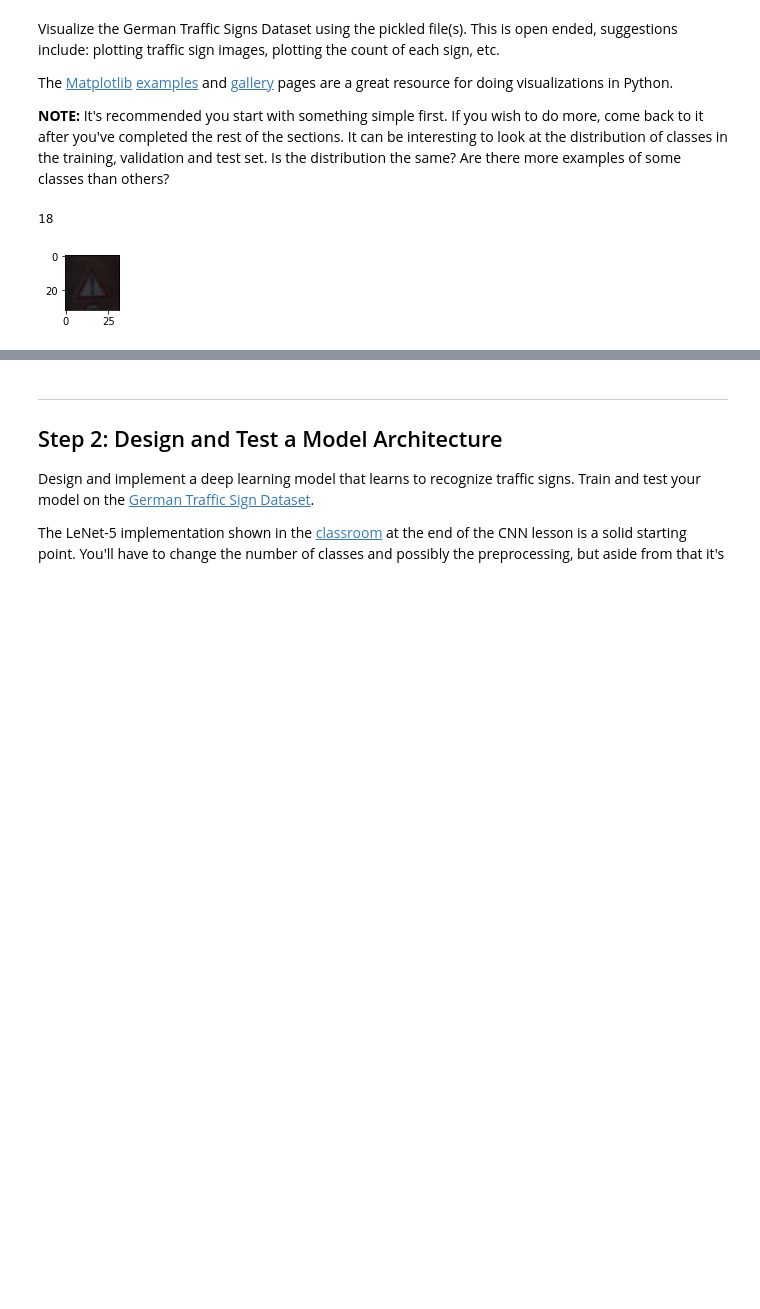
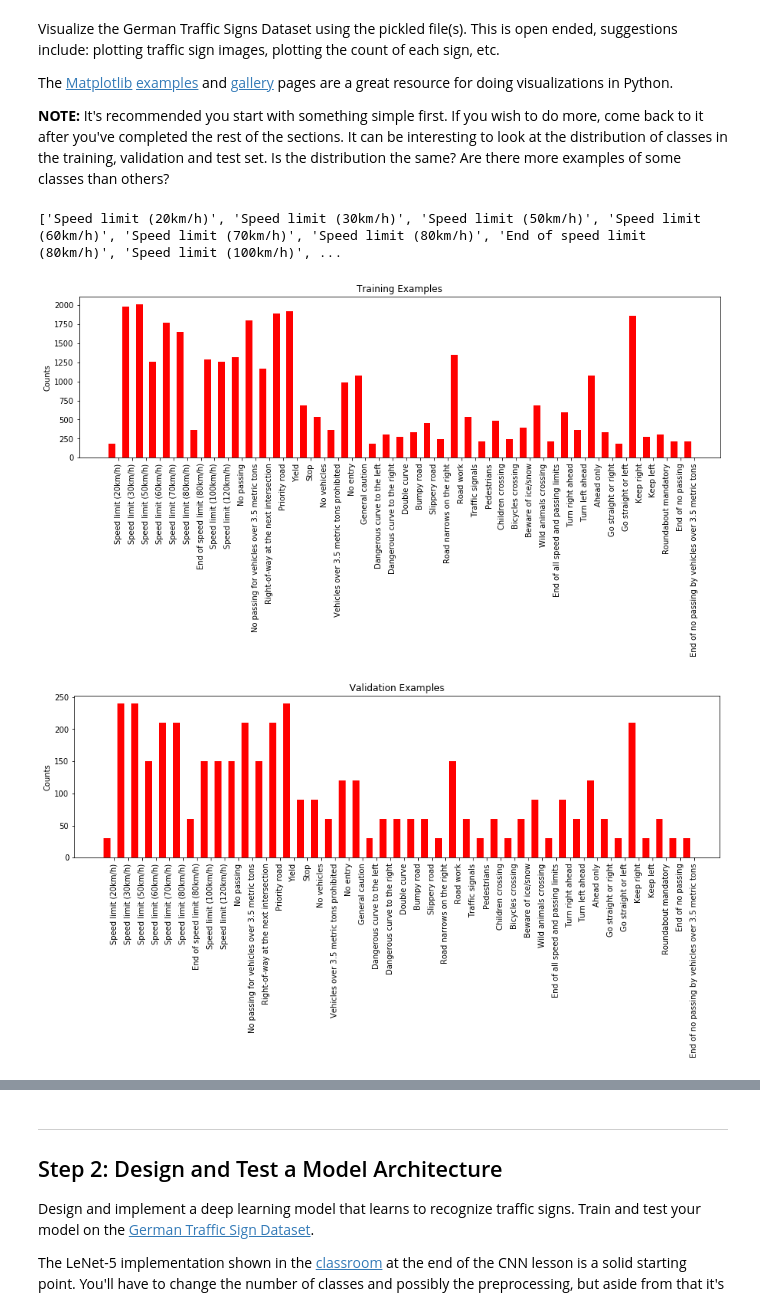
Before and after one commit to jcmaeng/CarND-Traffic-Sign-Classifier-Project, a Jupyter notebook: Traffic_Sign_Classifier.ipynb, the cells around one changed output, grey strips where cells are left out. Cells and saved outputs as stored; diff of their text form; code cells hidden in the pictures; blank space fills up the shorter version.

Commit message:
Modify data set visualization

```diff
--- a/Traffic_Sign_Classifier.ipynb
+++ b/Traffic_Sign_Classifier.ipynb
@@ -94,18 +96,49 @@ The [Matplotlib](http://matplotlib.org/) [examples](http://matplotlib.org/exampl
 # %%
 ### Data exploration visualization code goes here.
 ### Feel free to use as many code cells as needed.
 import random
 import numpy as np
 import matplotlib.pyplot as plt
+import csv
 # Visualizations will be shown in the notebook.
 %matplotlib inline
 
-index = random.randint(0, len(X_train))
-image = X_train[index].squeeze()
+#index = random.randint(0, len(X_train))
+#image = X_train[index].squeeze()
 
-plt.figure(figsize=(1,1))
-plt.imshow(image, cmap="gray")
-print(y_train[index])
+#plt.figure(figsize=(1,1))
+#plt.imshow(image, cmap="gray")
+#print(y_train[index])
+
+# sign names from csv file
+tick_names = ['']*n_classes
+with open("./signnames.csv") as csvfile:
+    reader = csv.DictReader(csvfile)
+    for row in reader:
+        tick_names[int(row['ClassId'])] = str(row['SignName'])
+print(tick_names)
+
+def show_data_dist(data, title):
+    classes = np.unique(data)
+    counts = np.empty([len(classes)])
+    for i in classes:
+        counts[i] = len(data[data[:]==i])
+
+    fig, ax = plt.subplots()
+    fig.set_figwidth(15.)
+    rects = ax.bar(np.arange(len(classes)), counts, 0.5, color='r')
+    #plt.bar(classes, counts)
+    ax.set_ylabel("Counts")
+    ax.set_xticks(np.arange(len(classes))+0.5)
+    ax.set_xticklabels(tick_names, rotation='vertical')
+    plt.subplots_adjust(bottom=0.15)
+    plt.title(title)
+
+
+show_data_dist(y_train, "Training Examples")
+show_data_dist(y_valid, "Validation Examples")
+show_data_dist(y_test, "Testing Examples")
 # %% [output]
-18
+['Speed limit (20km/h)', 'Speed limit (30km/h)', 'Speed limit (50km/h)', 'Speed limit (60km/h)', 'Speed limit (70km/h)', 'Speed limit (80km/h)', 'End of speed limit (80km/h)', 'Speed limit (100km/h)', ...
-[figure, old version]
+[figure, new version]
+[figure, added]
```
Also changed, not shown: parts of 7 cells of this notebook, 1 other file.
